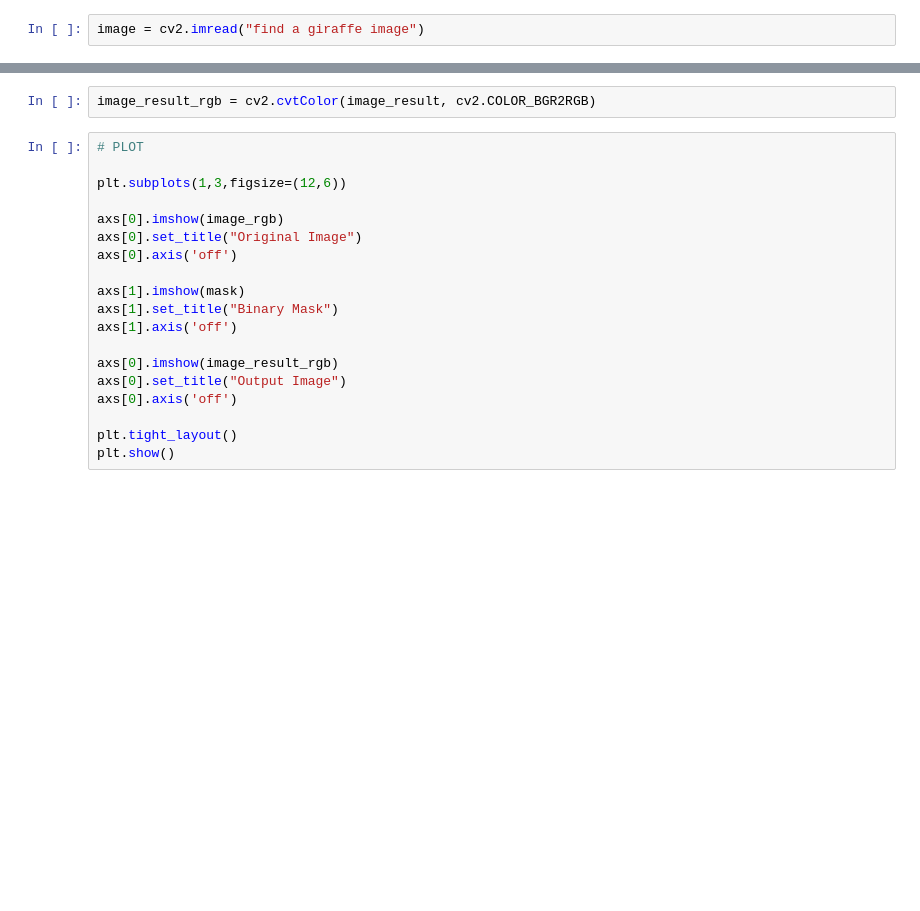
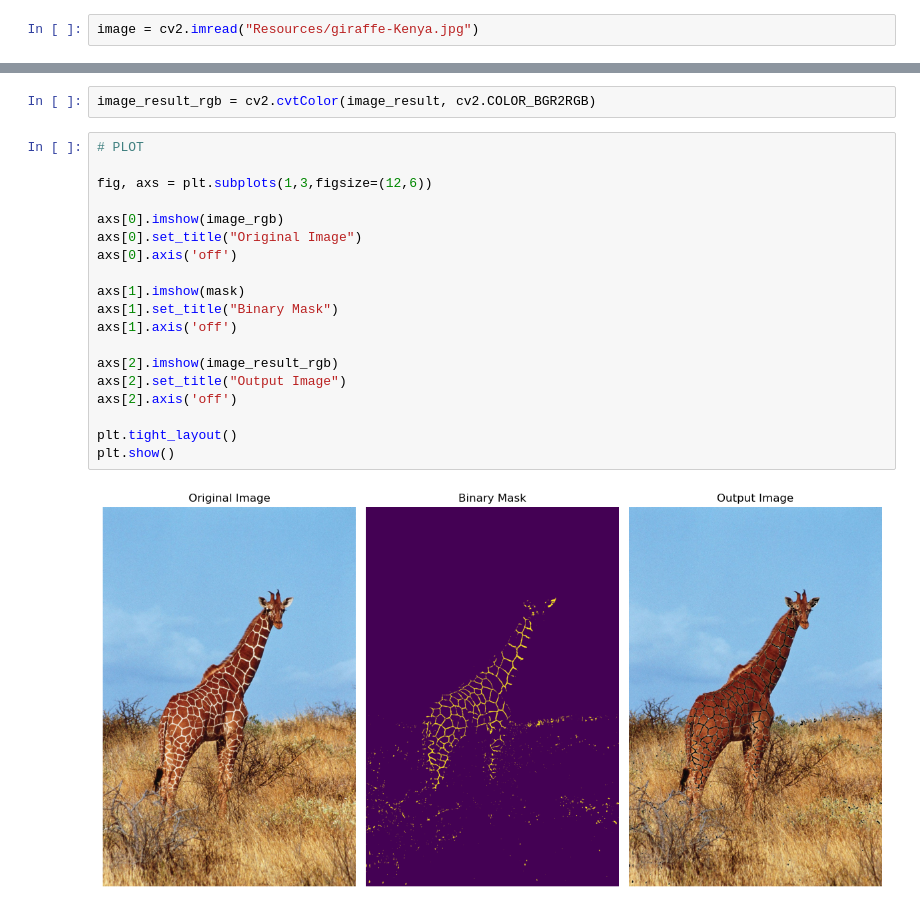
Before and after one commit to J-M-Bell/CVBootcamp, a Jupyter notebook: OpenCV/Color Thresholding/ColorThresholding.ipynb, the cells around one changed output, grey strips where cells are left out. Saved outputs shown, nothing was run; the diff lists cells and outputs as text; blank space fills up the shorter version.

```diff
--- a/OpenCV/Color Thresholding/ColorThresholding.ipynb
+++ b/OpenCV/Color Thresholding/ColorThresholding.ipynb
@@ -6,7 +8,7 @@ import matplotlib.pyplot as plt
 # !pip install matplotlib
 # !pip install numpy
 # %%
-image = cv2.imread("find a giraffe image")
+image = cv2.imread("Resources/giraffe-Kenya.jpg")
 # %%
 image_rgb = cv2.cvtColor(image, cv2.COLOR_BGR2RGB)
 image_hsv = cv2.cvtColor(image, cv2.COLOR_BGR2HSV)
@@ -30,19 +38,21 @@ image_result_rgb = cv2.cvtColor(image_result, cv2.COLOR_BGR2RGB)
 # %%
 # PLOT
 
-plt.subplots(1,3,figsize=(12,6))
+fig, axs = plt.subplots(1,3,figsize=(12,6))
 
 axs[0].imshow(image_rgb)
 axs[0].set_title("Original Image")
 axs[0].axis('off')
 
 axs[1].imshow(mask)
 axs[1].set_title("Binary Mask")
 axs[1].axis('off')
 
-axs[0].imshow(image_result_rgb)
-axs[0].set_title("Output Image")
-axs[0].axis('off')
+axs[2].imshow(image_result_rgb)
+axs[2].set_title("Output Image")
+axs[2].axis('off')
 
 plt.tight_layout()
 plt.show()
+# %% [output]
+[figure, added]
```
Also changed, not shown: parts of 3 cells of this notebook.
